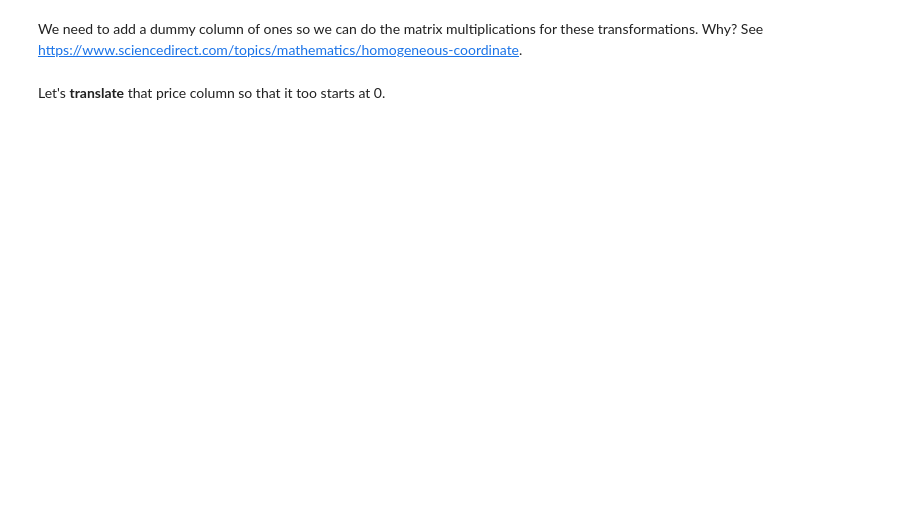
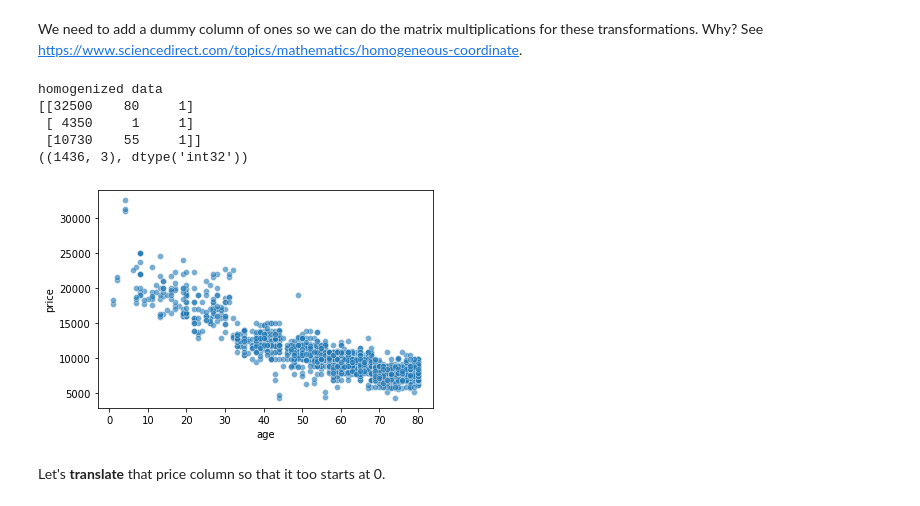
Before and after one commit to ajstent/CS252S22, a Jupyter notebook: CS252S22_Day6.ipynb, the cells around one changed output. Cells and saved outputs as stored; diff of their text form; code cells hidden in the pictures; blank space fills up the shorter version.

Commit message:
adding Matrix Multiplication Review

```diff
--- a/CS252S22_Day6.ipynb
+++ b/CS252S22_Day6.ipynb
@@ -47,9 +60,12 @@ print(getShapeType(data))
 Let's **reduce the data** to two dimensions, just price and age, since age looks like the one with the clearest correlation with price.
 # %%
 # How are we going to get just those two columns?
-reducedData =
+reducedData = data[:, :2]
 
 # What if we just wanted price and km?
+reducedDataSkipCol = data[np.ix_(np.arange(data.shape[0]), [0, 2])]
 
-print(getSummaryStatistics(reducedData))
-print(getShapeType(reducedData))
+print(getSummaryStatistics(reducedDataSkipCol))
+print(getShapeType(reducedDataSkipCol))
+
+# You can do projection (down or up) also by matrix multiplication
@@ -57,15 +85,22 @@ print(getShapeType(reducedData))
 We need to add a dummy column of ones so we can do the matrix multiplications for these transformations. Why? See https://www.sciencedirect.com/topics/mathematics/homogeneous-coordinate.
 # %%
 # How do we append a whole column?
-homogenizedData =
+homogenizedData = np.append(reducedData, np.array([np.ones(reducedData.shape[0], dtype=int)]).T, axis=1)
 print("homogenized data")
 print(getSummaryStatistics(homogenizedData))
 print(getShapeType(homogenizedData))
 
 def plot2d(data):
-    sns.scatterplot(x="distance", y="price", palette="colorblind", sizes=(40, 200) , alpha=.6, data=pd.DataFrame(data, columns=["price", "age", ""]))
+    sns.scatterplot(x="age", y="price", palette="colorblind", sizes=(40, 200) , alpha=.6, data=pd.DataFrame(data, columns=["price", "age", ""]))
 
 plot2d(homogenizedData)
+# %% [output]
+homogenized data
+[[32500    80     1]
+ [ 4350     1     1]
+ [10730    55     1]]
+((1436, 3), dtype('int32'))
+[figure, added]
 # %% [markdown]
 Let's **translate** that price column so that it too starts at 0.
 # %%
```
Also changed, not shown: parts of 7 cells of this notebook, 1 other file.
